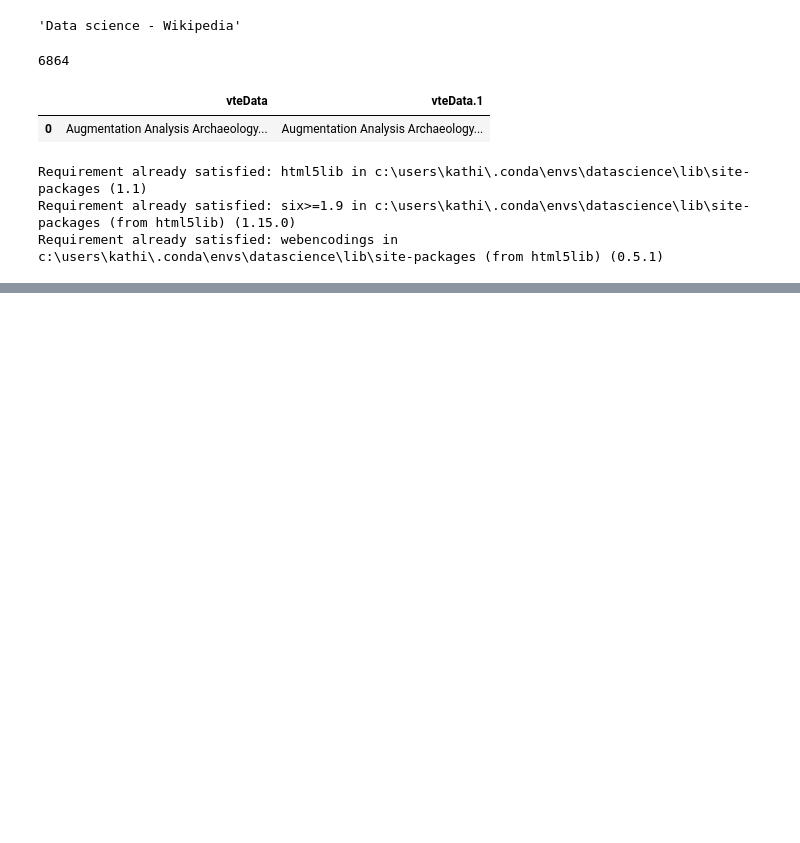
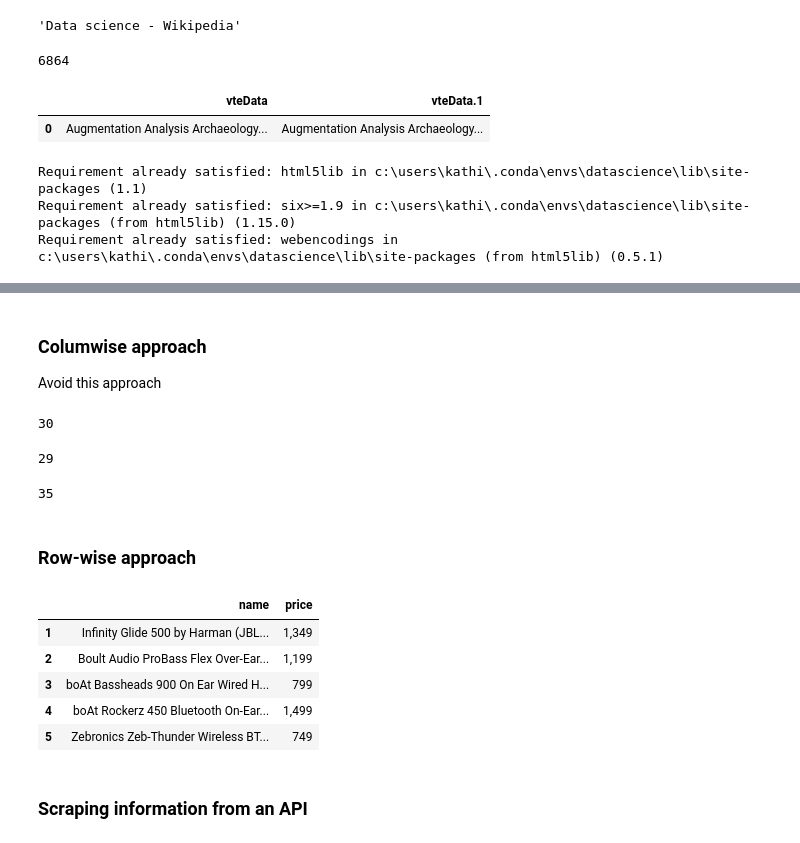
Before and after one commit to sujanshirol/gl-nlp, a Jupyter notebook: S3/GL - NLP - Session 3.ipynb, the cells around one changed output, grey strips where cells are left out. Saved outputs shown, nothing was run; the diff lists cells and outputs as text; code cells hidden in the pictures; blank space fills up the shorter version.

```diff
--- a/S3/GL - NLP - Session 3.ipynb
+++ b/S3/GL - NLP - Session 3.ipynb
@@ -116,8 +116,8 @@ df_cases.to_excel('corona-cases.xlsx', sheet_name='country-cases')
 # %%
-url = 'https://www.naukri.com/data-science-jobs?k=data%20science'
-
+url = "https://www.amazon.in/s?k=headphones&rh=n%3A1389401031&ref=nb_sb_noss_2"
 HEADERS = ({'User-Agent':
             'Mozilla/5.0 (Windows NT 10.0; Win64; x64) AppleWebKit/537.36 (KHTML, like Gecko) Chrome/58.0.3029.110 Safari/537.36',
             'Accept-Language': 'en-US, en;q=0.5'})
 
 page = requests.get(url, headers=HEADERS).text
+soup = bs4.BeautifulSoup(page)
@@ -123,0 +128,58 @@ page = requests.get(url, headers=HEADERS).text
+# %% [markdown]
+### Columwise approach
+Avoid this approach
+# %%
+title_tags = soup.findAll('span', {'class': 'a-size-medium a-color-base a-text-normal'})
+titles = []
+for tag in title_tags:
+    titles.append(tag.text)
+len(titles)
+# %% [output]
+30
+# %%
+price_tags = soup.findAll('span', {'class': 'a-price-whole'})
+prices = []
+for tag in price_tags:
+    prices.append(tag.text)
+len(prices)
+# %% [output]
+29
+# %%
+parent_tags = soup.findAll('div', {'class': 's-result-item'})
+len(parent_tags)
+# %% [output]
+35
+# %% [markdown]
+### Row-wise approach
+# %%
+df_products = pd.DataFrame()
+for parent in parent_tags:
+    try:
+        name = parent.find('span', {'class': 'a-size-medium a-color-base a-text-normal'}).text
+    except:
+        name = None
+    try:
+        price = parent.find('span', {'class': 'a-price-whole'}).text
+    except:
+        price = None
+
+    try:
+        image_src = parent.find('img', {'class': 's-image'}).get('src')
+    except:
+        image_src = None
+    temp = {
+        'name': name,
+        'price': price,
+        'image_src': image_src
+    }
+    df_products = df_products.append(temp, ignore_index=True)
+df_products[['name', 'price']].dropna(how='all').head()
+# %% [output]
+|  | name | price |
+| 1 | Infinity Glide 500 by Harman (JBL... | 1,349 |
+| 2 | Boult Audio ProBass Flex Over-Ear... | 1,199 |
+| 3 | boAt Bassheads 900 On Ear Wired H... | 799 |
+| 4 | boAt Rockerz 450 Bluetooth On-Ear... | 1,499 |
+| 5 | Zebronics Zeb-Thunder Wireless BT... | 749 |
+# %% [markdown]
+### Scraping information from an API
```
Also changed, not shown: parts of 18 cells of this notebook.
